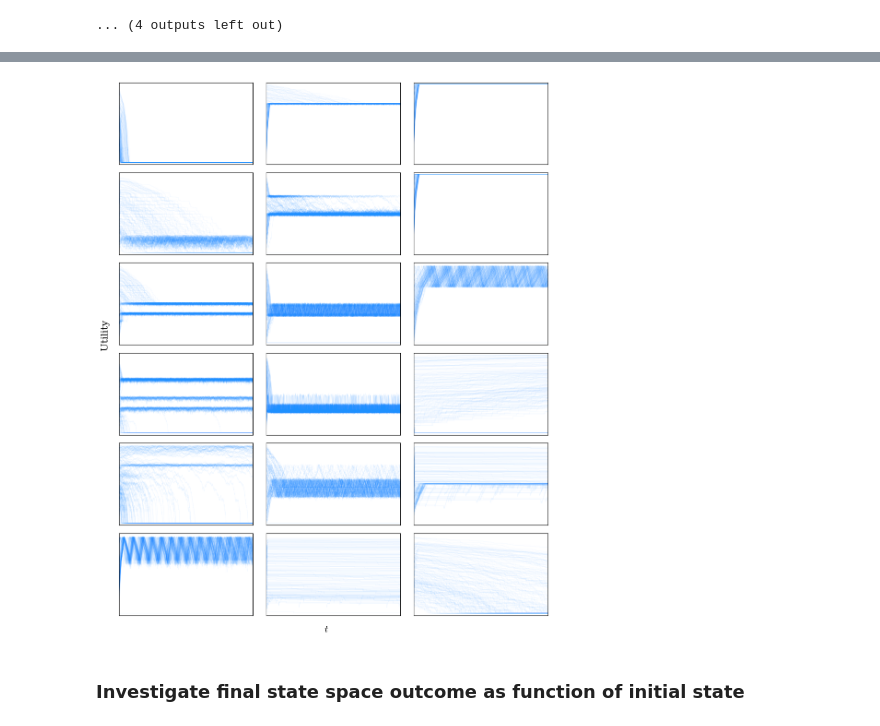
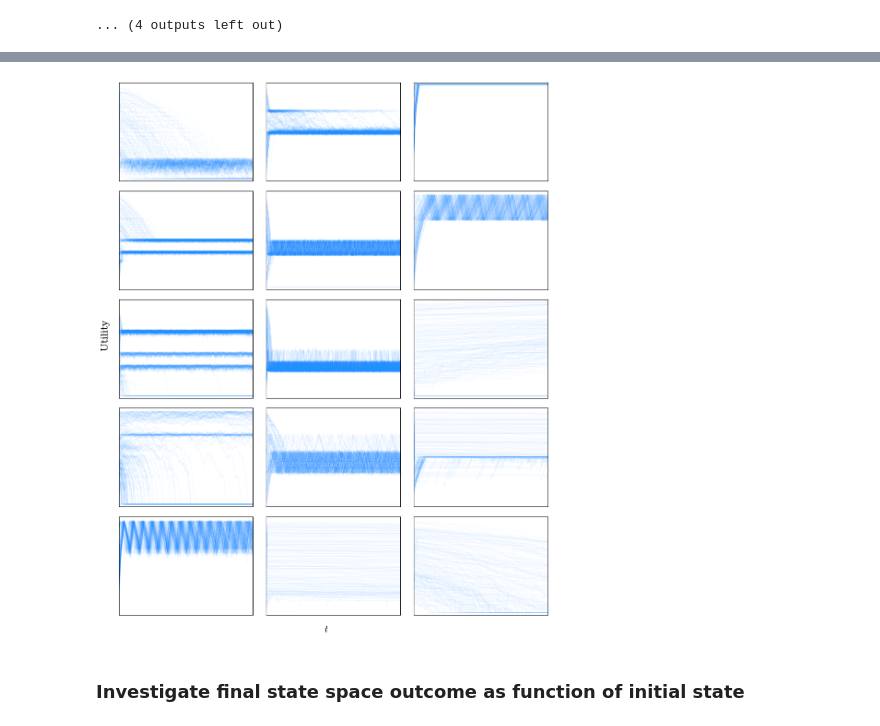
Before and after one commit to charlesaugdupont/cognitive-biases-endogenous-volatility, a Jupyter notebook: LowHealthHighWealthResults.ipynb, the cells around one changed output, grey strips where cells are left out. Saved outputs shown, nothing was run; the diff lists cells and outputs as text; code cells hidden in the pictures.

```diff
--- a/LowHealthHighWealthResults.ipynb
+++ b/LowHealthHighWealthResults.ipynb
@@ -233,10 +234,13 @@ with open(f"alternate_minima_{result_dir}.pickle", "wb") as f:
 830 75.39 1.0
 953 86.29 1.0
 # %%
-w_init = []
-w_end = []
-h_init = []
-h_end = []
+# w_init = []
+# w_end = []
+# h_init = []
+# h_end = []
+
+w_end = np.array([], dtype=np.uint8)
+h_end = np.array([], dtype=np.uint8)
 
 param_values = {k:[] for k in ["alpha", "gamma", "omega", "eta", "P_H_increase", "P_H_decrease"]}
 
@@ -251,6 +255,6 @@ for idx,f in tqdm(enumerate(os.listdir(result_dir))):
     wealth = res["wealth"]
     health = res["health"]
     # w_init.append(wealth[:,0])
-    # w_end.append(wealth[:,-1])
+    w_end = np.concatenate([w_end, wealth[:,-1]])
     # h_init.append(health[:,0])
-    h_end.append(health[:,-1])
+    h_end = np.concatenate([h_end, health[:,-1]])
@@ -1127,4 +1151,7 @@ for i,m in enumerate(MINIMA):
 849
 [figure]
 ... (4 outputs left out)
+# %%
+with open(f"interpolation_functions_shocks_5.pickle", "rb") as f:
+    interpolation_functions = pickle.load(f)
 # %%
@@ -1273,20 +1299,22 @@ plt.show()
+# %%
+result_dir = "results_5"
 # %%
 filenames = os.listdir(result_dir)
 
-fig, axs = plt.subplots(6, 3, figsize=(12,15))
+fig, axs = plt.subplots(5, 3, figsize=(12,15))
 
 num_agents = 200
 max_T = 3000
 alpha = 0.06
 
-# 1
-indices = [3, 106, 431]
-for i, idx in tqdm(enumerate(indices)):
-    file = filenames[idx]
-    with open(os.path.join(result_dir, file), "rb") as f:
-        res = pickle.load(f)
-    util = utility(res["wealth"], res["health"], alpha=res['params']['alpha'])[:num_agents,:max_T]
-    axs[0][i].plot(util.T, linewidth=0.5, alpha=alpha, color="dodgerblue")
+# # 1
+# indices = [3, 106, 431]
+# for i, idx in tqdm(enumerate(indices)):
+#     file = filenames[idx]
+#     with open(os.path.join(result_dir, file), "rb") as f:
+#         res = pickle.load(f)
+#     util = utility(res["wealth"], res["health"], alpha=res['params']['alpha'])[:num_agents,:max_T]
+#     axs[0][i].plot(util.T, linewidth=0.5, alpha=alpha, color="dodgerblue")
 
 # 2
 indices = [130, 2, 197]
@@ -1295,7 +1323,7 @@ for i, idx in tqdm(enumerate(indices)):
     with open(os.path.join(result_dir, file), "rb") as f:
         res = pickle.load(f)
     util = utility(res["wealth"], res["health"], alpha=res['params']['alpha'])[:num_agents,:max_T]
-    axs[1][i].plot(util.T, linewidth=0.5, alpha=alpha, color="dodgerblue")
+    axs[0][i].plot(util.T, linewidth=0.5, alpha=alpha, color="dodgerblue")
 
 # 3
 indices = [512, 387, 757]
@@ -1304,7 +1332,7 @@ for i, idx in tqdm(enumerate(indices)):
     with open(os.path.join(result_dir, file), "rb") as f:
         res = pickle.load(f)
     util = utility(res["wealth"], res["health"], alpha=res['params']['alpha'])[:num_agents,:max_T]
-    axs[2][i].plot(util.T, linewidth=0.5, alpha=alpha, color="dodgerblue")
+    axs[1][i].plot(util.T, linewidth=0.5, alpha=alpha, color="dodgerblue")
 
 # 4
 indices = [417, 314, 880]
@@ -1313,42 +1341,42 @@ for i, idx in tqdm(enumerate(indices)):
     with open(os.path.join(result_dir, file), "rb") as f:
         res = pickle.load(f)
     util = utility(res["wealth"], res["health"], alpha=res['params']['alpha'])[:num_agents,:max_T]
-    axs[3][i].plot(util.T, linewidth=0.5, alpha=alpha, color="dodgerblue")
+    axs[2][i].plot(util.T, linewidth=0.5, alpha=alpha, color="dodgerblue")
 
 # 5
 indices = [15, 533, 567]
 for i, idx in tqdm(enumerate(indices)):
     file = filenames[idx]
     with open(os.path.join(result_dir, file), "rb") as f:
         res = pickle.load(f)
     util = utility(res["wealth"], res["health"], alpha=res['params']['alpha'])[:num_agents,:max_T]
-    axs[4][i].plot(util.T, linewidth=0.5, alpha=alpha, color="dodgerblue")
+    axs[3][i].plot(util.T, linewidth=0.5, alpha=alpha, color="dodgerblue")
 
 # 6, 7
 indices = [253, 896, 54]
 for i, idx in tqdm(enumerate(indices)):
     file = filenames[idx]
     with open(os.path.join(result_dir, file), "rb") as f:
         res = pickle.load(f)
     util = utility(res["wealth"], res["health"], alpha=res['params']['alpha'])[:num_agents,:max_T]
-    axs[5][i].plot(util.T, linewidth=0.5, alpha=alpha, color="dodgerblue")
+    axs[4][i].plot(util.T, linewidth=0.5, alpha=alpha, color="dodgerblue")
 
-for i in range(6):
+for i in range(5):
     for j in range(3):
         axs[i][j].set_xlim(0,2500)
         axs[i][j].set_ylim(-4,204)
         axs[i][j].set_xticks([])
         axs[i][j].set_yticks([])
 
 fig.subplots_adjust(hspace=0.1, wspace=0.1)
 
 fig.text(0.5, 0.09, r'$t$', ha='center', va='center', fontsize=15)
 fig.text(0.1, 0.515, 'Utility', ha='center', va='center', rotation='vertical', fontsize=15)
 
 plt.savefig("trajectories_zoo.png", bbox_inches="tight")
 plt.show()
 # %% [output]
-[figure, old version]
+[figure, new version]
 # %% [markdown]
 ### Investigate final state space outcome as function of initial state
 # %%
```
Also changed, not shown: parts of 4 cells of this notebook, 1 other file.
